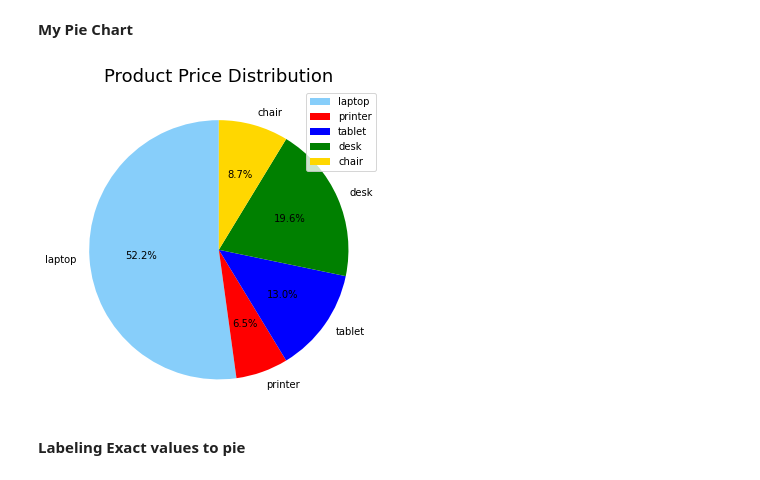
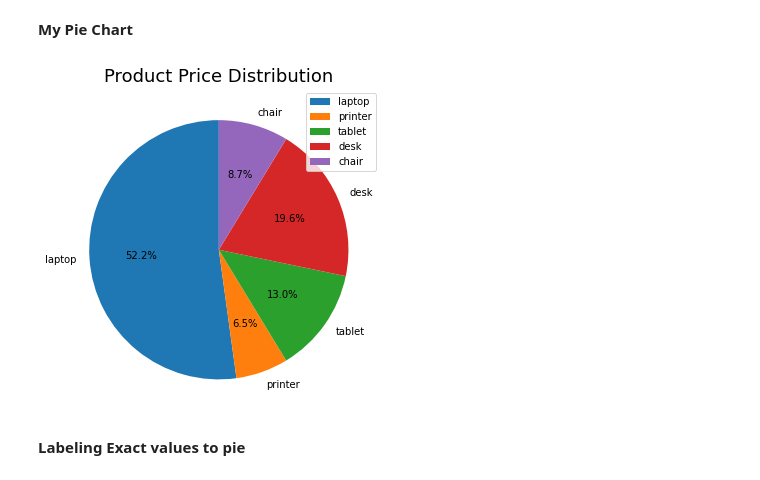
Before and after one commit to sswayansidha/Bar_Chart, a Jupyter notebook: Pie_Chart_info.ipynb, the cells around one changed output. Drawn from its saved outputs; the diff is of its cells as text; code cells hidden in the pictures.

```diff
--- a/Pie_Chart_info.ipynb
+++ b/Pie_Chart_info.ipynb
@@ -91,15 +91,15 @@ plt.show()
 # %%
 Product = list(df.product_name)
 Price = list(df.price)
 
-colors = ['lightskyblue', 'red', 'blue', 'green', 'gold']
+#colors = ['lightskyblue', 'red', 'blue', 'green', 'gold']
 fig, ax1 = plt.subplots(figsize = (5,12))
-plt.pie(Price,labels= Product, colors=colors, startangle=90, autopct='%.1f%%' )
+plt.pie(Price,labels= Product, startangle=90, autopct='%.1f%%' )
 plt.title("Product Price Distribution", fontsize = 18)
 ax1.legend(Product, loc = "upper right",fontsize = 10)
 plt.tight_layout()
 plt.show()
 # %% [output]
-[figure, old version]
+[figure, new version]
 # %% [markdown]
 **Labeling Exact values to pie**
```
Also changed, not shown: parts of 3 cells of this notebook.
